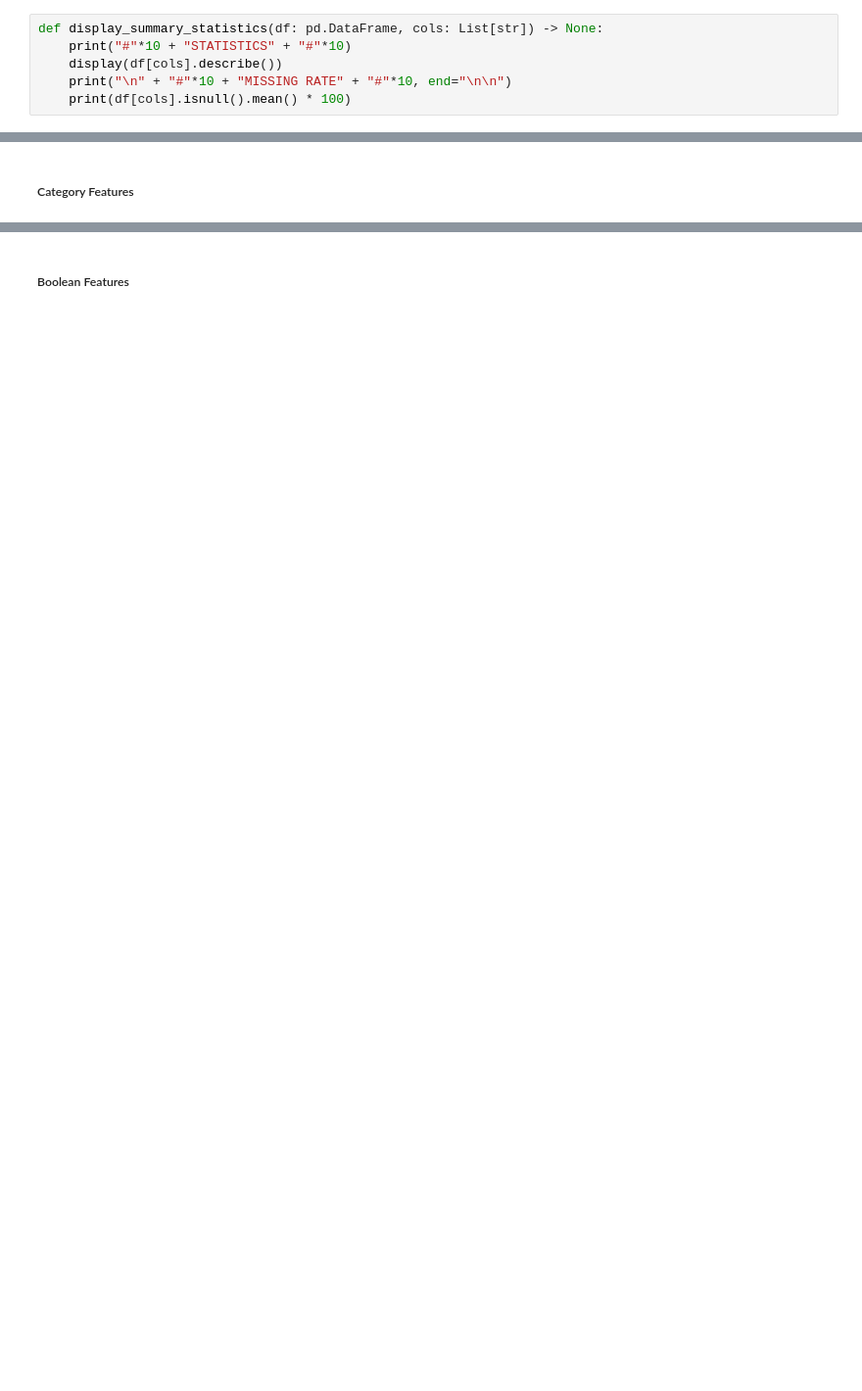
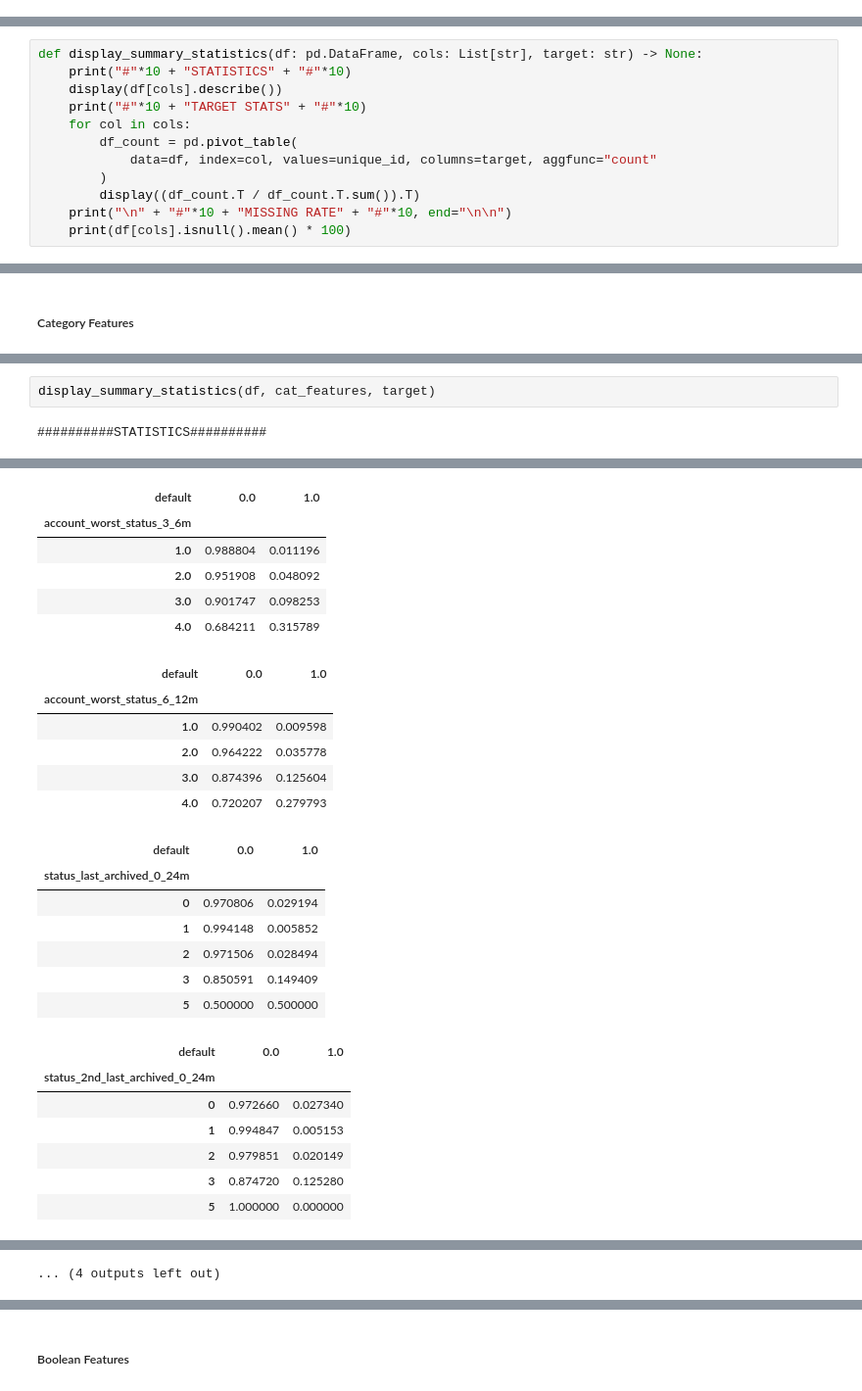
Before and after one commit to gfluz94/aws-deploy-cicd, a Jupyter notebook: notebooks/Training.ipynb, the cells around one changed output, grey strips where cells are left out. Shown at 98% size. Saved outputs shown, nothing was run; the diff lists cells and outputs as text; blank space fills up the shorter version.

```diff
--- a/notebooks/Training.ipynb
+++ b/notebooks/Training.ipynb
@@ -130,6 +127,0 @@ Name: default, dtype: float64
-# %%
-def display_summary_statistics(df: pd.DataFrame, cols: List[str]) -> None:
-    print("#"*10 + "STATISTICS" + "#"*10)
-    display(df[cols].describe())
-    print("\n" + "#"*10 + "MISSING RATE" + "#"*10, end="\n\n")
-    print(df[cols].isnull().mean() * 100)
@@ -147,0 +130,12 @@ def plot_count(df: pd.DataFrame, cols: List[str], hue: Optional[str] = None) ->
+# %%
+def display_summary_statistics(df: pd.DataFrame, cols: List[str], target: str) -> None:
+    print("#"*10 + "STATISTICS" + "#"*10)
+    display(df[cols].describe())
+    print("#"*10 + "TARGET STATS" + "#"*10)
+    for col in cols:
+        df_count = pd.pivot_table(
+            data=df, index=col, values=unique_id, columns=target, aggfunc="count"
+        )
+        display((df_count.T / df_count.T.sum()).T)
+    print("\n" + "#"*10 + "MISSING RATE" + "#"*10, end="\n\n")
+    print(df[cols].isnull().mean() * 100)
@@ -187,0 +158,4 @@ plot_count(df, cat_features)
+# %%
+display_summary_statistics(df, cat_features, target)
+# %% [output]
+##########STATISTICS##########
@@ -187,0 +186,26 @@ plot_count(df, cat_features)
+| default | 0.0 | 1.0 |
+| account_worst_status_3_6m |  |  |
+| 1.0 | 0.988804 | 0.011196 |
+| 2.0 | 0.951908 | 0.048092 |
+| 3.0 | 0.901747 | 0.098253 |
+| 4.0 | 0.684211 | 0.315789 |
+| default | 0.0 | 1.0 |
+| account_worst_status_6_12m |  |  |
+| 1.0 | 0.990402 | 0.009598 |
+| 2.0 | 0.964222 | 0.035778 |
+| 3.0 | 0.874396 | 0.125604 |
+| 4.0 | 0.720207 | 0.279793 |
+| default | 0.0 | 1.0 |
+| status_last_archived_0_24m |  |  |
+| 0 | 0.970806 | 0.029194 |
+| 1 | 0.994148 | 0.005852 |
+| 2 | 0.971506 | 0.028494 |
+| 3 | 0.850591 | 0.149409 |
+| 5 | 0.500000 | 0.500000 |
+| default | 0.0 | 1.0 |
+| status_2nd_last_archived_0_24m |  |  |
+| 0 | 0.972660 | 0.027340 |
+| 1 | 0.994847 | 0.005153 |
+| 2 | 0.979851 | 0.020149 |
+| 3 | 0.874720 | 0.125280 |
+| 5 | 1.000000 | 0.000000 |
@@ -187,0 +225 @@ plot_count(df, cat_features)
+... (4 outputs left out)
```
Also changed, not shown: parts of 16 cells of this notebook.
